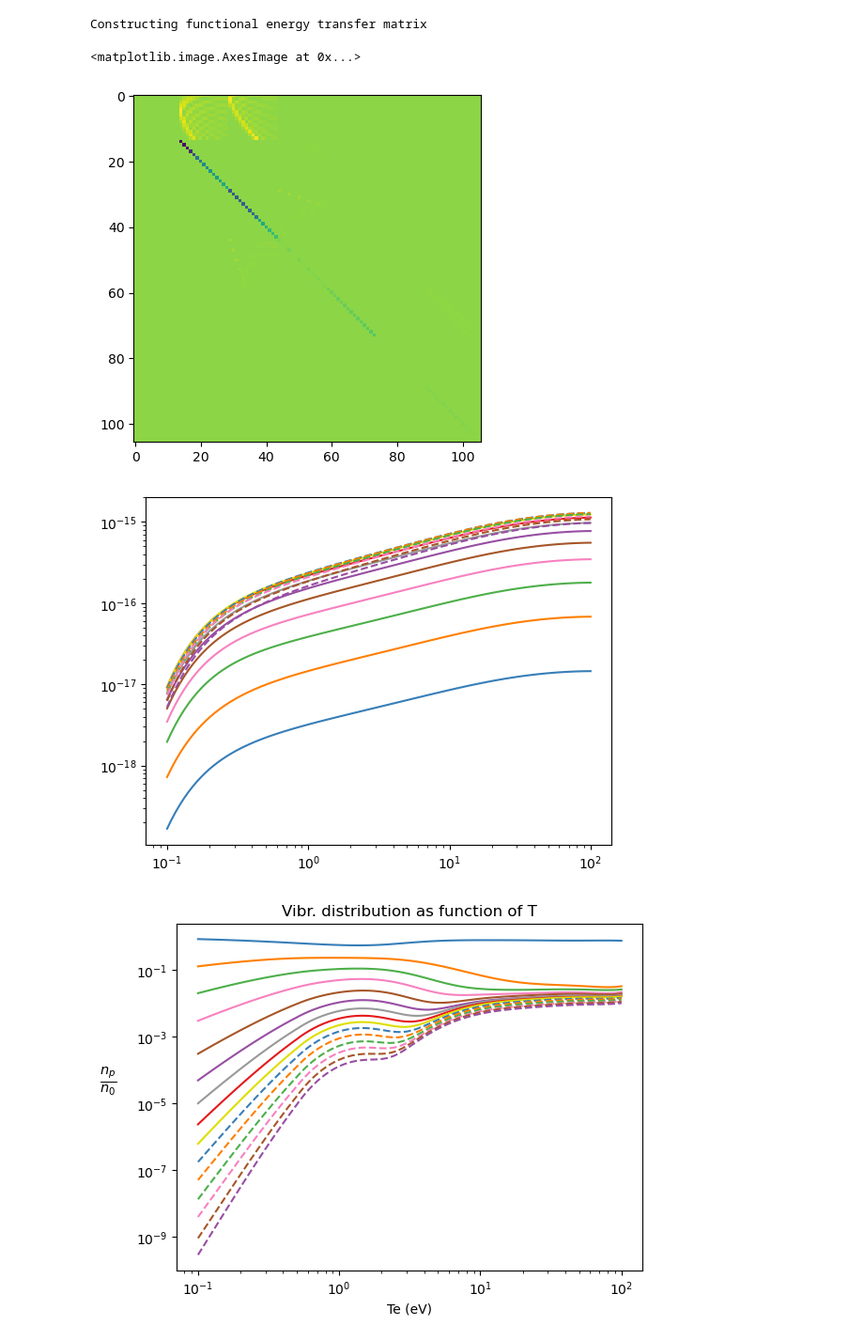
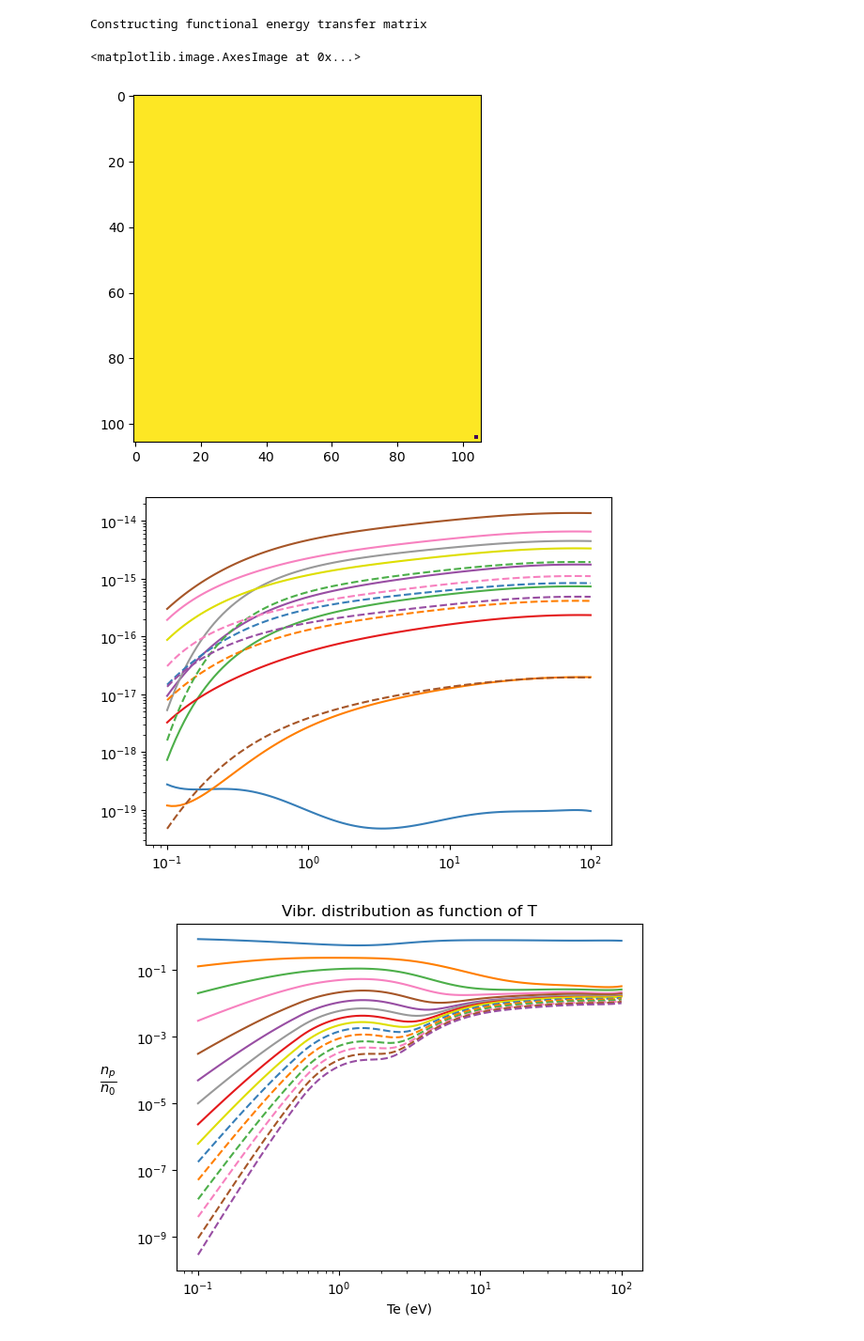
Before and after one commit to kevinverhaegh/Vibr_mod_effective_rates, a Jupyter notebook: Exp_file.ipynb, the cells around one changed output. Shown at 94% size. Drawn from its saved outputs; the diff is of its cells as text; code cells hidden in the pictures.

```diff
--- a/Exp_file.ipynb
+++ b/Exp_file.ipynb
@@ -38,19 +37,19 @@ Constructing functional emissivity matrix
 Constructing functional energy transfer matrix
 # %%
 # You can use CRUMPET functions to get matrix etc.
-plt.imshow(crm.getM(1,1e13,Ti=0.5)[0])
+plt.imshow(crm.getM(1,1e19,Ti=0.5)[0])
 # %% [output]
 <matplotlib.image.AxesImage at 0x...>
-[figure, old version]
+[figure, new version]
 # %%
 # You can also get vibrationally resolved rates from the CRM and evalulate them using eval_1D and eval_2D
 Tev = 10**np.linspace(-1,2,100)
 
 for i in range(15):
-    coeffs = crm.reactions['H2VIBR']['H.2']['1.'+str(i)+'d0'].coeffs
+    coeffs = crm.reactions['H2VIBR']['H.2']['1.'+str(i)+'d14'].coeffs
     plt.loglog(Tev,fn.eval_1D(coeffs,Tev))
 # %% [output]
-[figure, old version]
+[figure, new version]
 # %%
 # You can use vibr_dist to get a vibrational distribution as a function of temperature and density
 ne=1e19
```
Also changed, not shown: parts of 6 cells of this notebook, 5 other files.
